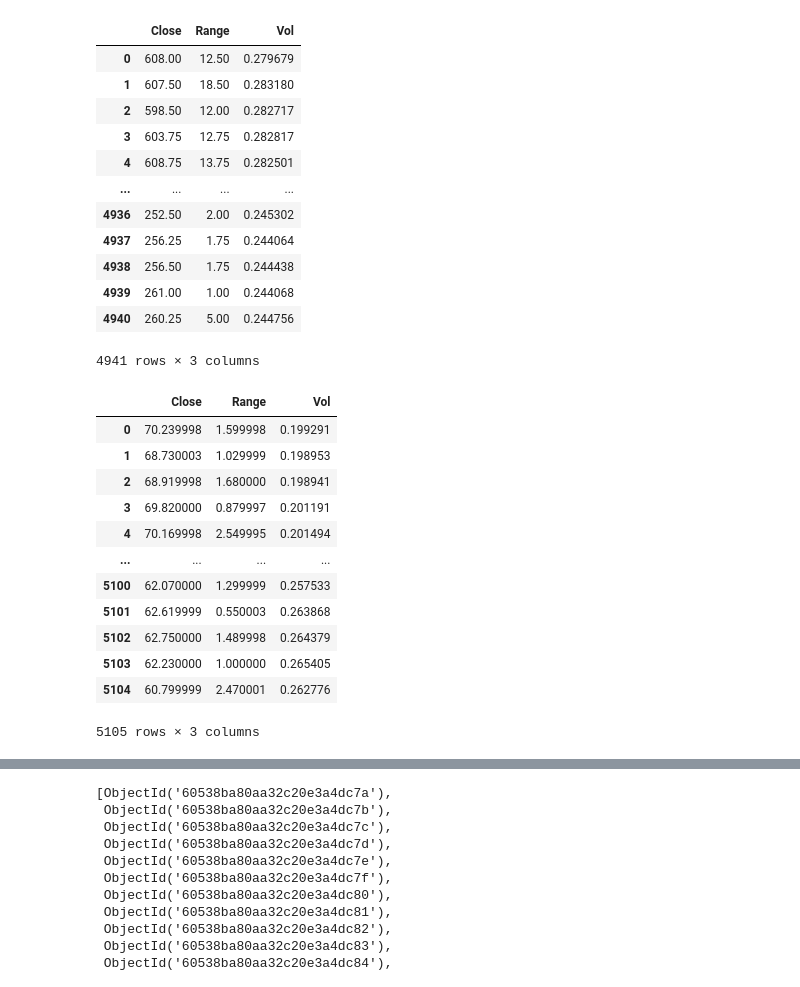
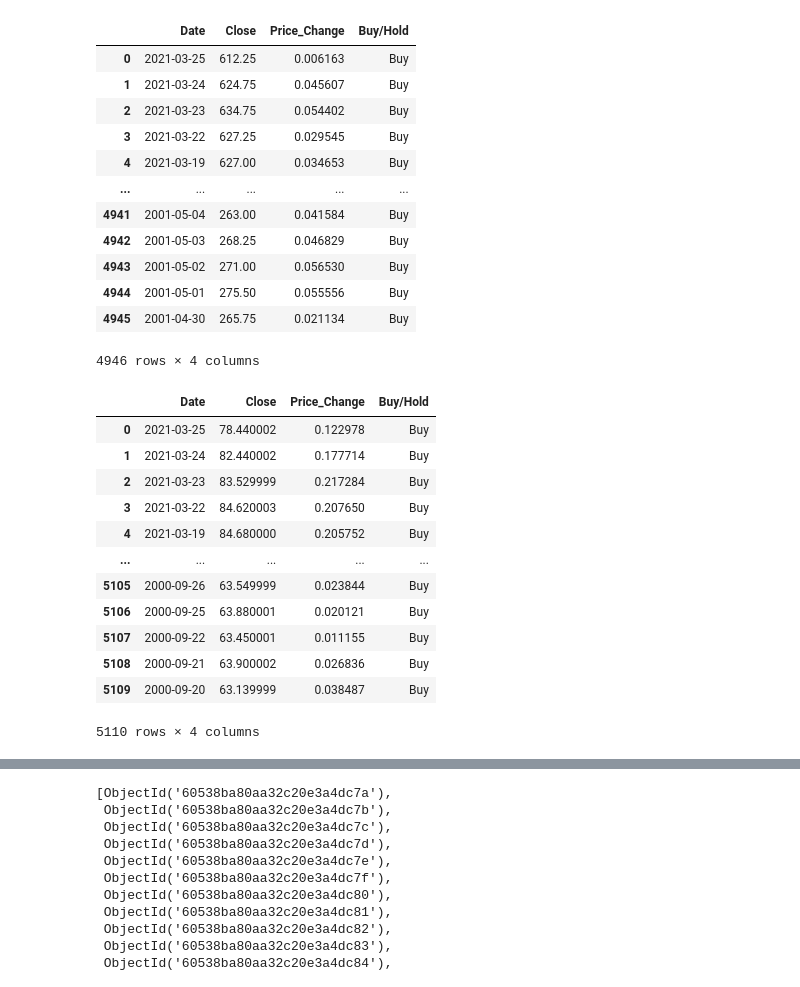
Before and after one commit to alonzodority1/Group_Project, a Jupyter notebook: Data & Analysis.ipynb, the cells around one changed output, grey strips where cells are left out. Cells and saved outputs as stored; diff of their text form; code cells hidden in the pictures.

```diff
--- a/Data & Analysis.ipynb
+++ b/Data & Analysis.ipynb
@@ -199,45 +201,45 @@ Corn_P
 # %%
 Wheat_H=Wheat.history(period="Max").drop(["Dividends", "Stock Splits","Open","Volume"], axis=1)
 Wheat_H["Range"]=Wheat_H["High"]-Wheat_H["Low"]
 Wheat_H=Wheat_H.drop(["High","Low"], axis=1)
 
 
 Wheat_H['log_rtn'] = np.log(Wheat_H['Close']).diff()
 
 # Var Swap (returns are not demeaned)
 Wheat_H['real_var'] = np.square(Wheat_H['log_rtn']).rolling(window).sum() * ann_factor
 Wheat_H['Vol'] = np.sqrt(Wheat_H['real_var'])
 
 # Classical (returns are demeaned, dof=1)
 #df['real_var'] = df['log_rtn'].rolling(window).var() * ann_factor
 #df['real_vol'] = np.sqrt(df['real_var'])
 
 Wheat_P=Wheat_H[:len(Wheat_H)-90]
 Wheat_P=Wheat_P.sort_values(by="Date", ascending=False).dropna().drop(["log_rtn","real_var"],axis=1).reset_index()
 Wheat_H=Wheat_H.sort_values(by="Date", ascending=False).dropna().drop(["log_rtn","real_var"],axis=1).reset_index()
-Wheat_P=Wheat_P.drop("Date",axis=1)
+Wheat_P=Wheat_P.drop(["Date","Range","Vol"],axis=1)
 
 Wheat_H["Price_Change"]=(Wheat_H["Close"]-Wheat_P["Close"])/Wheat_P["Close"]
 Wheat_H["Buy/Hold"]=np.where(Wheat_H["Price_Change"]< Hold_Signal, "Hold","Buy")
 #Wheat_H["Past_Price"]=Wheat_P["Close"]
 #Wheat_H=Wheat_H.set_index('Date')
 #Wheat_P=Wheat_P.set_index('Date')
-
-Wheat_P
+Wheat_H=Wheat_H.drop(["Range","Vol"],axis=1).dropna()
+Wheat_H
 # %% [output]
-|  | Close | Range | Vol |
-| 0 | 608.00 | 12.50 | 0.279679 |
-| 1 | 607.50 | 18.50 | 0.283180 |
-| 2 | 598.50 | 12.00 | 0.282717 |
-| 3 | 603.75 | 12.75 | 0.282817 |
-| 4 | 608.75 | 13.75 | 0.282501 |
-| ... | ... | ... | ... |
-| 4936 | 252.50 | 2.00 | 0.245302 |
-| 4937 | 256.25 | 1.75 | 0.244064 |
-| 4938 | 256.50 | 1.75 | 0.244438 |
-| 4939 | 261.00 | 1.00 | 0.244068 |
-| 4940 | 260.25 | 5.00 | 0.244756 |
+|  | Date | Close | Price_Change | Buy/Hold |
+| 0 | 2021-03-25 | 612.25 | 0.006163 | Buy |
+| 1 | 2021-03-24 | 624.75 | 0.045607 | Buy |
+| 2 | 2021-03-23 | 634.75 | 0.054402 | Buy |
+| 3 | 2021-03-22 | 627.25 | 0.029545 | Buy |
+| 4 | 2021-03-19 | 627.00 | 0.034653 | Buy |
+| ... | ... | ... | ... | ... |
+| 4941 | 2001-05-04 | 263.00 | 0.041584 | Buy |
+| 4942 | 2001-05-03 | 268.25 | 0.046829 | Buy |
+| 4943 | 2001-05-02 | 271.00 | 0.056530 | Buy |
+| 4944 | 2001-05-01 | 275.50 | 0.055556 | Buy |
+| 4945 | 2001-04-30 | 265.75 | 0.021134 | Buy |
-4941 rows × 3 columns
+4946 rows × 4 columns
 # %%
 Cotton_H=Cotton.history(period="Max").drop(["Dividends", "Stock Splits","Open","Volume"], axis=1)
 Cotton_H["Range"]=Cotton_H["High"]-Cotton_H["Low"]
@@ -257,7 +259,7 @@ Cotton_H['Vol'] = np.sqrt(Cotton_H['real_var'])
 Cotton_P=Cotton_H[:len(Cotton_H)-90]
 Cotton_P=Cotton_P.sort_values(by="Date", ascending=False).dropna().drop(["log_rtn","real_var"],axis=1).reset_index()
 Cotton_H=Cotton_H.sort_values(by="Date", ascending=False).dropna().drop(["log_rtn","real_var"],axis=1).reset_index()
-Cotton_P=Cotton_P.drop("Date",axis=1)
+Cotton_P=Cotton_P.drop(["Date","Range","Vol"],axis=1)
 
 
 Cotton_H["Price_Change"]=(Cotton_H["Close"]-Cotton_P["Close"])/Cotton_P["Close"]
@@ -265,21 +267,22 @@ Cotton_H["Buy/Hold"]=np.where(Cotton_H["Price_Change"]< Hold_Signal, "Hold","Buy
 #Cotton_H["Past_Price"]=Cotton_P["Close"]
 #Cotton_H=Cotton_H.set_index('Date')
 #Cotton_P=Cotton_P.set_index('Date')
-Cotton_P
+Cotton_H=Cotton_H.drop(["Range","Vol"],axis=1).dropna()
+Cotton_H
 # %% [output]
-|  | Close | Range | Vol |
-| 0 | 70.239998 | 1.599998 | 0.199291 |
-| 1 | 68.730003 | 1.029999 | 0.198953 |
-| 2 | 68.919998 | 1.680000 | 0.198941 |
-| 3 | 69.820000 | 0.879997 | 0.201191 |
-| 4 | 70.169998 | 2.549995 | 0.201494 |
-| ... | ... | ... | ... |
-| 5100 | 62.070000 | 1.299999 | 0.257533 |
-| 5101 | 62.619999 | 0.550003 | 0.263868 |
-| 5102 | 62.750000 | 1.489998 | 0.264379 |
-| 5103 | 62.230000 | 1.000000 | 0.265405 |
-| 5104 | 60.799999 | 2.470001 | 0.262776 |
+|  | Date | Close | Price_Change | Buy/Hold |
+| 0 | 2021-03-25 | 78.440002 | 0.122978 | Buy |
+| 1 | 2021-03-24 | 82.440002 | 0.177714 | Buy |
+| 2 | 2021-03-23 | 83.529999 | 0.217284 | Buy |
+| 3 | 2021-03-22 | 84.620003 | 0.207650 | Buy |
+| 4 | 2021-03-19 | 84.680000 | 0.205752 | Buy |
+| ... | ... | ... | ... | ... |
+| 5105 | 2000-09-26 | 63.549999 | 0.023844 | Buy |
+| 5106 | 2000-09-25 | 63.880001 | 0.020121 | Buy |
+| 5107 | 2000-09-22 | 63.450001 | 0.011155 | Buy |
+| 5108 | 2000-09-21 | 63.900002 | 0.026836 | Buy |
+| 5109 | 2000-09-20 | 63.139999 | 0.038487 | Buy |
-5105 rows × 3 columns
+5110 rows × 4 columns
 # %%
 Crude_H=Crude.history(period="Max").drop(["Dividends", "Stock Splits","Open","Volume"], axis=1)
 Crude_H["Range"]=Crude_H["High"]-Crude_H["Low"]
```
Also changed, not shown: parts of 15 cells of this notebook, 55 other files.
